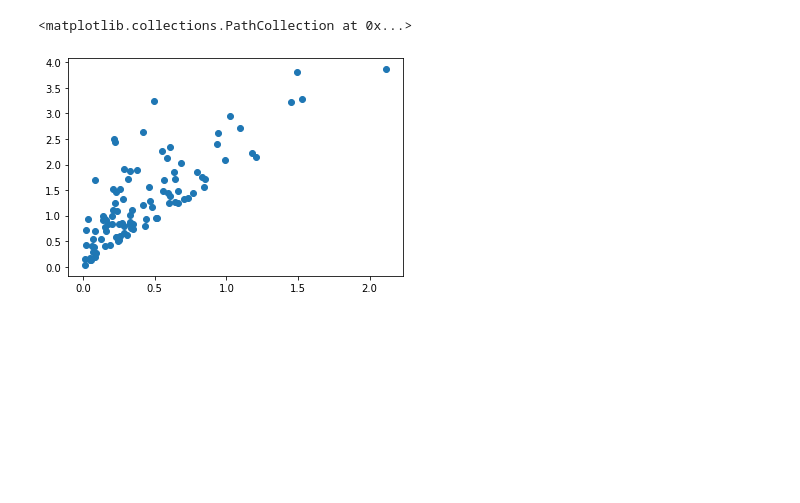
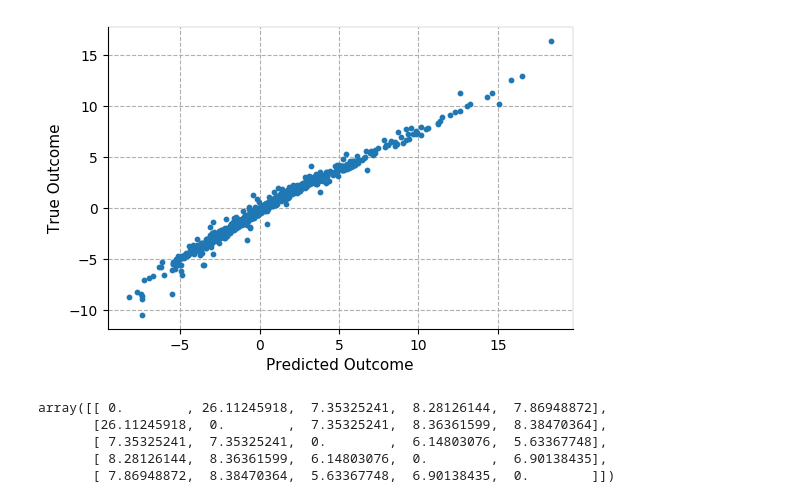
Before and after one commit to suinleelab/path_explain, a Jupyter notebook: benchmarking/test_nid.ipynb, the cells around one changed output. Saved outputs shown, nothing was run; the diff lists cells and outputs as text; code cells hidden in the pictures; blank space fills up the shorter version.

```diff
--- a/benchmarking/test_nid.ipynb
+++ b/benchmarking/test_nid.ipynb
@@ -80,0 +59,2 @@ plt.scatter(y, y_pred)
+# %%
+model.fit(X_train, y_train, batch_size=50, epochs=20, verbose=2, validation_split=0.8)
@@ -81,2 +85,27 @@ plt.scatter(y, y_pred)
+# %%
+y_test_pred = model.predict(X_test, batch_size=50)
+# %%
+df = pd.DataFrame({
+    'Predicted Outcome': y_test_pred[:, 0],
+    'True Outcome': y_test
+})
+# %%
+def scatterplot(x, y, df, title=None):
+    fig = plt.figure(dpi=100)
+    ax = fig.gca()
+    ax.scatter(df[x],
+               df[y],
+               s=10)
+    ax.grid(linestyle='--')
+    ax.set_axisbelow(True)
+    ax.set_xlabel(x, fontsize=11)
+    ax.set_ylabel(y, fontsize=11)
+    ax.spines['top'].set_linewidth(0.1)
+    ax.spines['right'].set_linewidth(0.1)
+    ax.set_title(title)
+# %%
+scatterplot('Predicted Outcome', 'True Outcome', df)
+# %% [output]
+[figure, added]
 # %%
 explainer = NeuralInteractionDetectionExplainerTF(model)
@@ -88,5 +118,8 @@ interactions = explainer.interactions(inputs=x,
-# %%
-plt.scatter(np.minimum(np.abs(x[:, 0]), np.abs(x[:, 1])), interactions[:, 0, 1])
-# %% [output]
-<matplotlib.collections.PathCollection at 0x...>
-[figure, removed]
+# %%
+interactions
+# %% [output]
+array([[ 0.        , 26.11245918,  7.35325241,  8.28126144,  7.86948872],
+       [26.11245918,  0.        ,  7.35325241,  8.36361599,  8.38470364],
+       [ 7.35325241,  7.35325241,  0.        ,  6.14803076,  5.63367748],
+       [ 8.28126144,  8.36361599,  6.14803076,  0.        ,  6.90138435],
+       [ 7.86948872,  8.38470364,  5.63367748,  6.90138435,  0.        ]])
```
Also changed, not shown: parts of 19 cells of this notebook.
